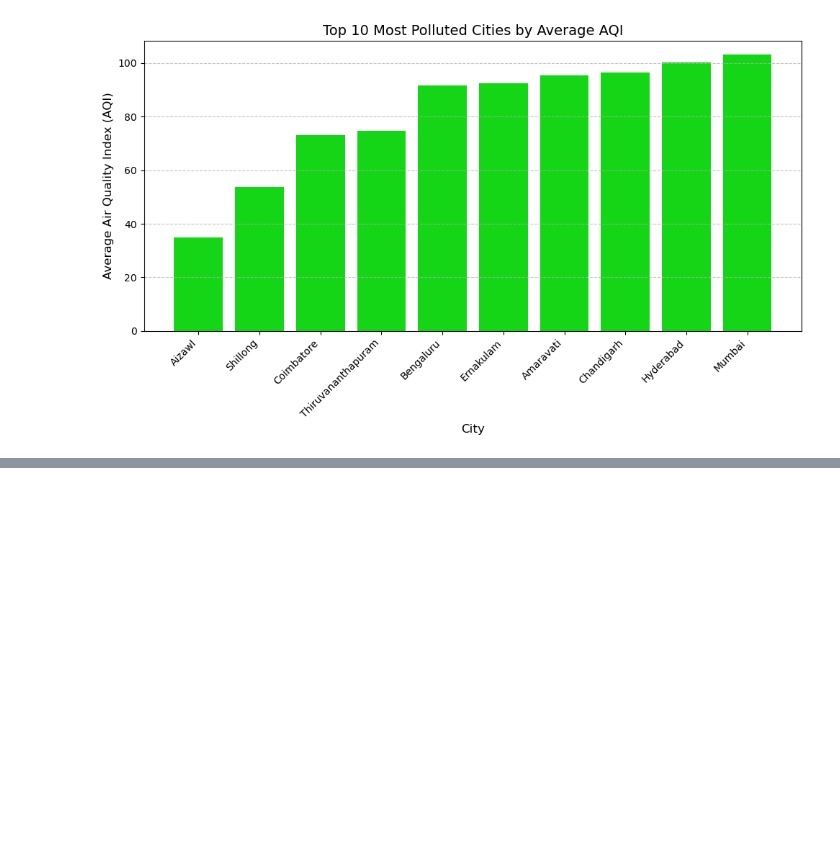
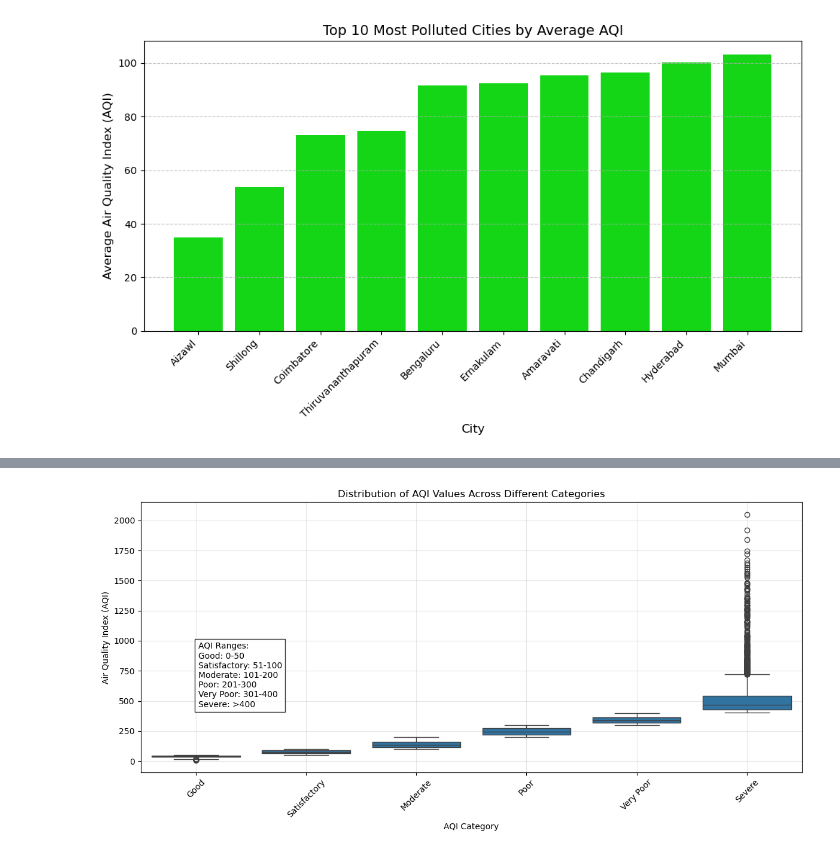
Before and after one commit to S-Nrupendra/Air-Quality-Index-Data-Science-Project, a Jupyter notebook: EDA.ipynb, the cells around one changed output, grey strips where cells are left out. Drawn from its saved outputs; the diff is of its cells as text; code cells hidden in the pictures; blank space fills up the shorter version.

```diff
--- a/EDA.ipynb
+++ b/EDA.ipynb
@@ -212,0 +220,14 @@ plt.show()
+# %%
+plt.figure(figsize=(12, 6))
+sns.boxplot(x='AQI_Bucket', y='AQI', data=merged_df_clean, order=['Good', 'Satisfactory', 'Moderate', 'Poor', 'Very Poor', 'Severe'])
+plt.xticks(rotation=45)
+plt.title('Distribution of AQI Values Across Different Categories')
+plt.xlabel('AQI Category')
+plt.ylabel('Air Quality Index (AQI)')
+# Add text for AQI ranges
+plt.text(0.02, 450, 'AQI Ranges:\nGood: 0-50\nSatisfactory: 51-100\nModerate: 101-200\nPoor: 201-300\nVery Poor: 301-400\nSevere: >400',
+         bbox=dict(facecolor='white', alpha=0.8))
+plt.grid(True, alpha=0.3)
+plt.tight_layout()
+# %% [output]
+[figure, added]
```
Also changed, not shown: parts of 1 cell of this notebook, 3 other files.
